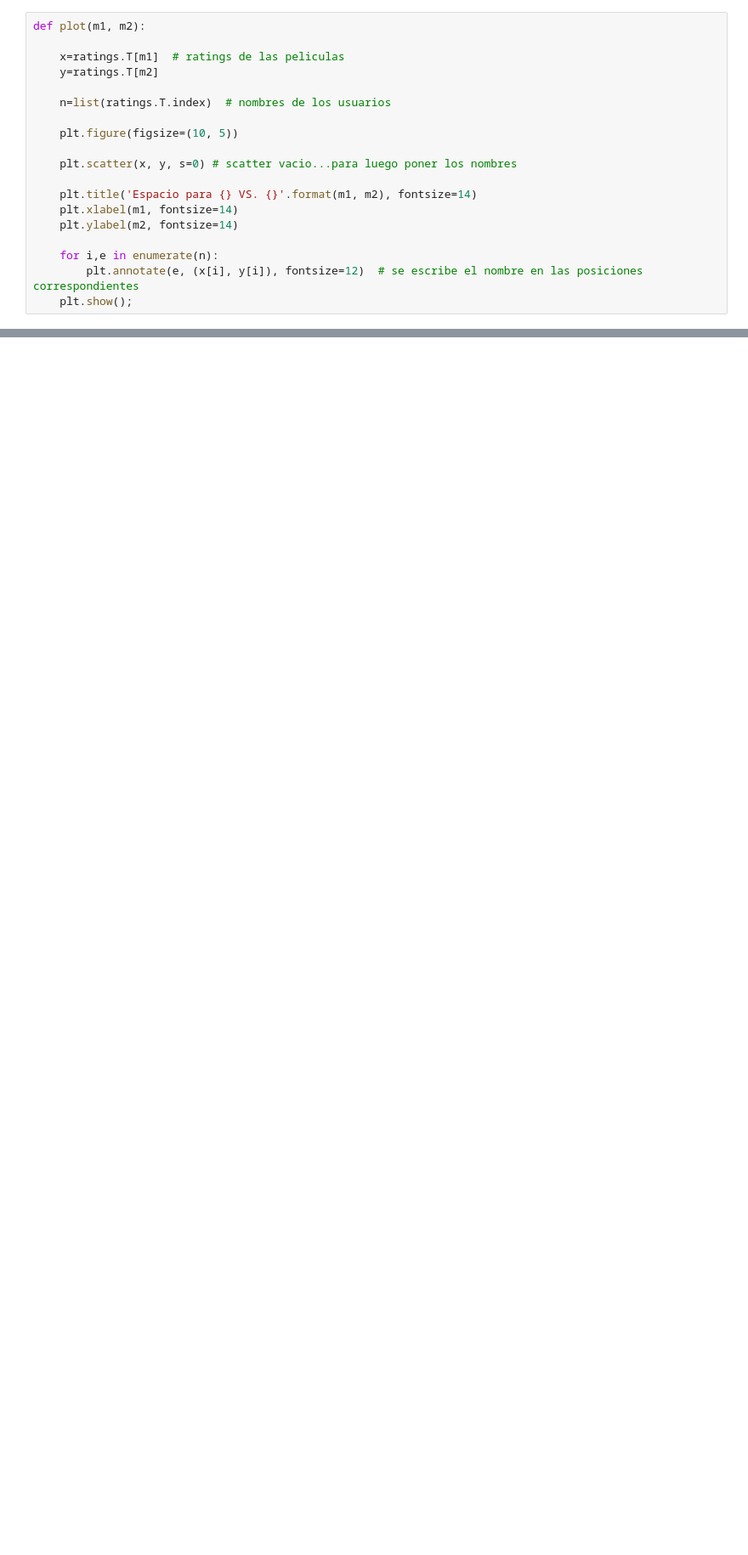
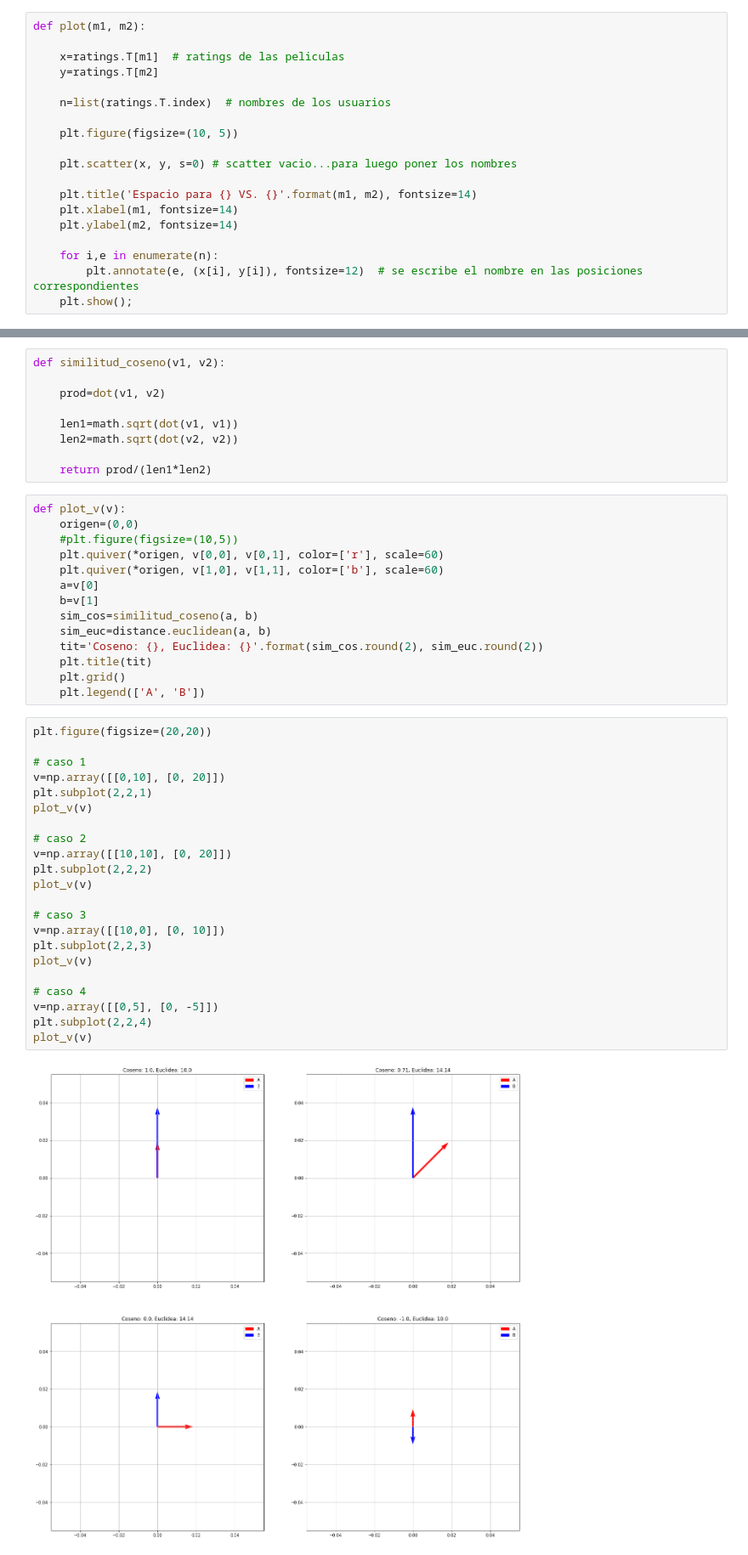
Before and after one commit to YonatanRA/clases_datamex0320, a Jupyter notebook: w5_d5 - RecSyS, Survival Analysis, Flask.ipynb, the cells around one changed output, grey strips where cells are left out. Shown: that part at 85% size. Drawn from its saved outputs; the diff is of its cells as text; blank space fills up the shorter version.

```diff
--- a/w5_d5 - RecSyS, Survival Analysis, Flask.ipynb
+++ b/w5_d5 - RecSyS, Survival Analysis, Flask.ipynb
@@ -50,0 +128,47 @@ def plot(m1, m2):
+# %%
+def similitud_coseno(v1, v2):
+
+    prod=dot(v1, v2)
+
+    len1=math.sqrt(dot(v1, v1))
+    len2=math.sqrt(dot(v2, v2))
+
+    return prod/(len1*len2)
+# %%
+def plot_v(v):
+    origen=(0,0)
+    #plt.figure(figsize=(10,5))
+    plt.quiver(*origen, v[0,0], v[0,1], color=['r'], scale=60)
+    plt.quiver(*origen, v[1,0], v[1,1], color=['b'], scale=60)
+    a=v[0]
+    b=v[1]
+    sim_cos=similitud_coseno(a, b)
+    sim_euc=distance.euclidean(a, b)
+    tit='Coseno: {}, Euclidea: {}'.format(sim_cos.round(2), sim_euc.round(2))
+    plt.title(tit)
+    plt.grid()
+    plt.legend(['A', 'B'])
+# %%
+plt.figure(figsize=(20,20))
+
+# caso 1
+v=np.array([[0,10], [0, 20]])
+plt.subplot(2,2,1)
+plot_v(v)
+
+# caso 2
+v=np.array([[10,10], [0, 20]])
+plt.subplot(2,2,2)
+plot_v(v)
+
+# caso 3
+v=np.array([[10,0], [0, 10]])
+plt.subplot(2,2,3)
+plot_v(v)
+
+# caso 4
+v=np.array([[0,5], [0, -5]])
+plt.subplot(2,2,4)
+plot_v(v)
+# %% [output]
+[figure, added]
```
Also changed, not shown: parts of 25 cells of this notebook.
